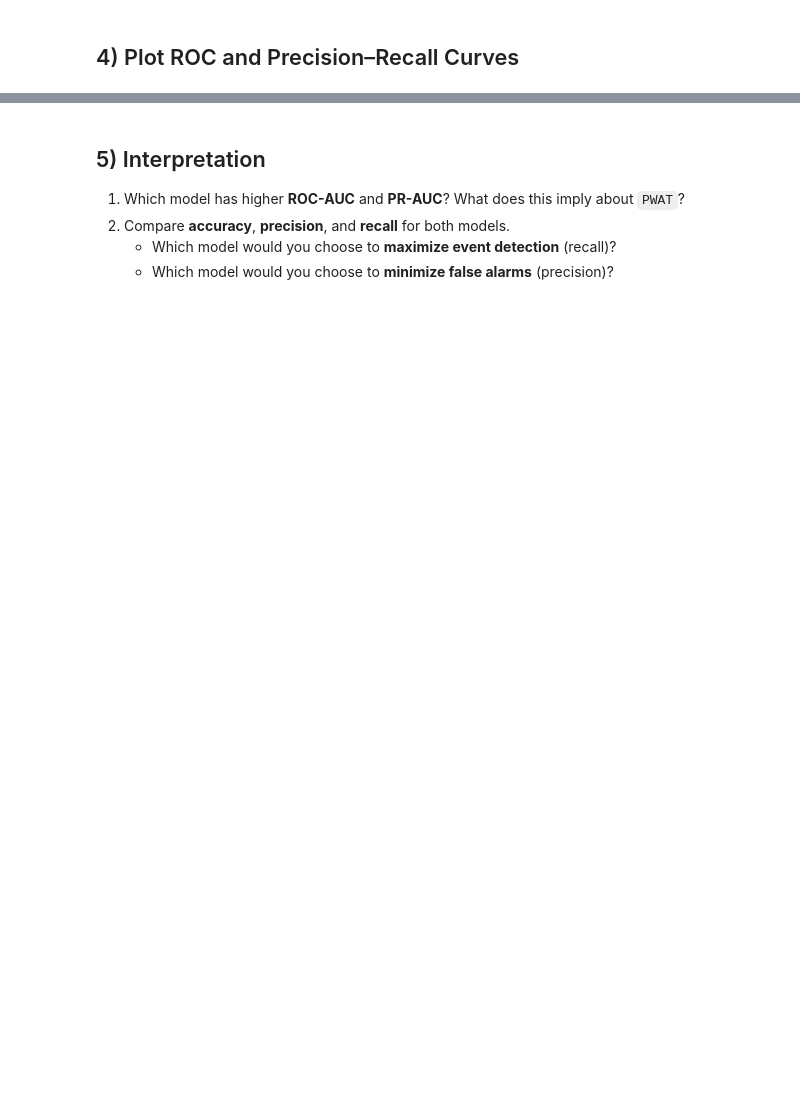
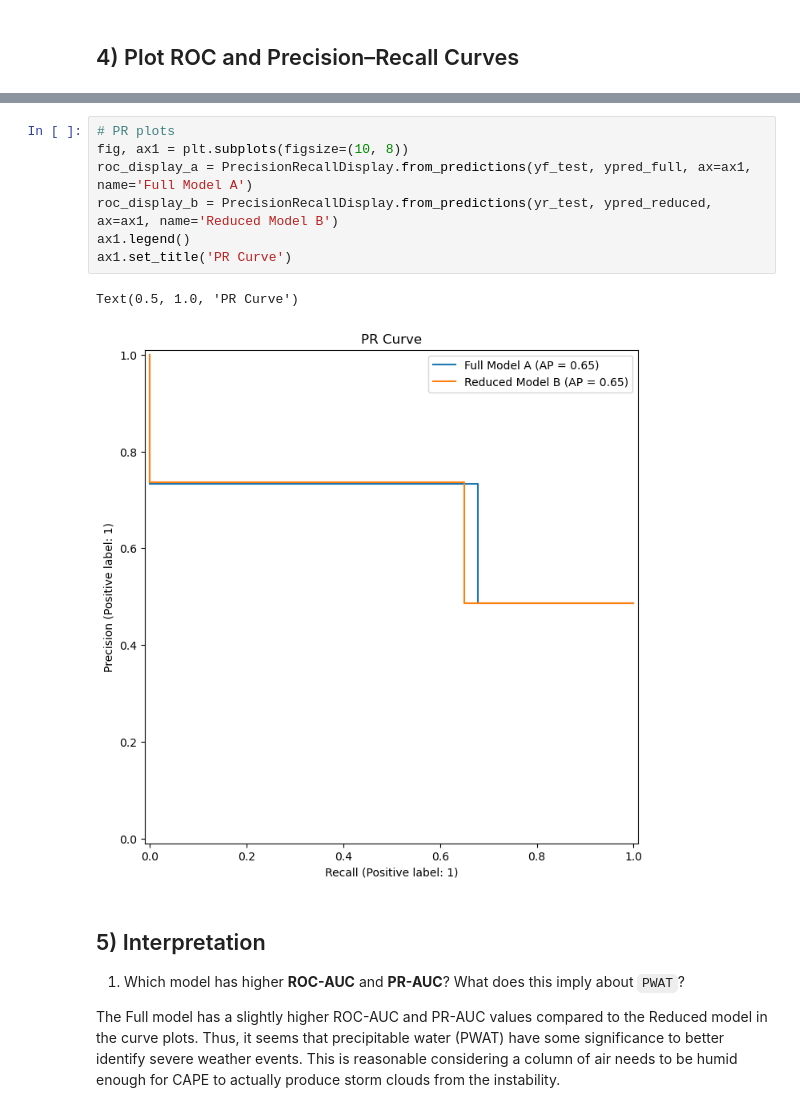
Before and after one commit to swnesbitt/ATMS-523-Module-5-Checkin, a Jupyter notebook: notebooks/LogReg_Compare_Models.ipynb, the cells around one changed output, grey strips where cells are left out. Saved outputs shown, nothing was run; the diff lists cells and outputs as text; blank space fills up the shorter version.

```diff
--- a/notebooks/LogReg_Compare_Models.ipynb
+++ b/notebooks/LogReg_Compare_Models.ipynb
@@ -86,7 +131,16 @@ ypred_reduced = (yprob_reduced >= thr).astype(int)
+# %%
+# PR plots
+fig, ax1 = plt.subplots(figsize=(10, 8))
+roc_display_a = PrecisionRecallDisplay.from_predictions(yf_test, ypred_full, ax=ax1, name='Full Model A')
+roc_display_b = PrecisionRecallDisplay.from_predictions(yr_test, ypred_reduced, ax=ax1, name='Reduced Model B')
+ax1.legend()
+ax1.set_title('PR Curve')
+# %% [output]
+Text(0.5, 1.0, 'PR Curve')
+[figure, added]
 # %% [markdown]
 ## 5) Interpretation
 
 1. Which model has higher **ROC-AUC** and **PR-AUC**? What does this imply about `PWAT`?
-2. Compare **accuracy**, **precision**, and **recall** for both models.
-   - Which model would you choose to **maximize event detection** (recall)?
-   - Which model would you choose to **minimize false alarms** (precision)?
+
+The Full model has a slightly higher ROC-AUC and PR-AUC values compared to the Reduced model in the curve plots. Thus, it seems that precipitable water (PWAT) have some significance to better identify severe weather events. This is reasonable considering a column of air needs to be humid enough for CAPE to actually produce storm clouds from the instability.
```
Also changed, not shown: parts of 6 cells of this notebook.
